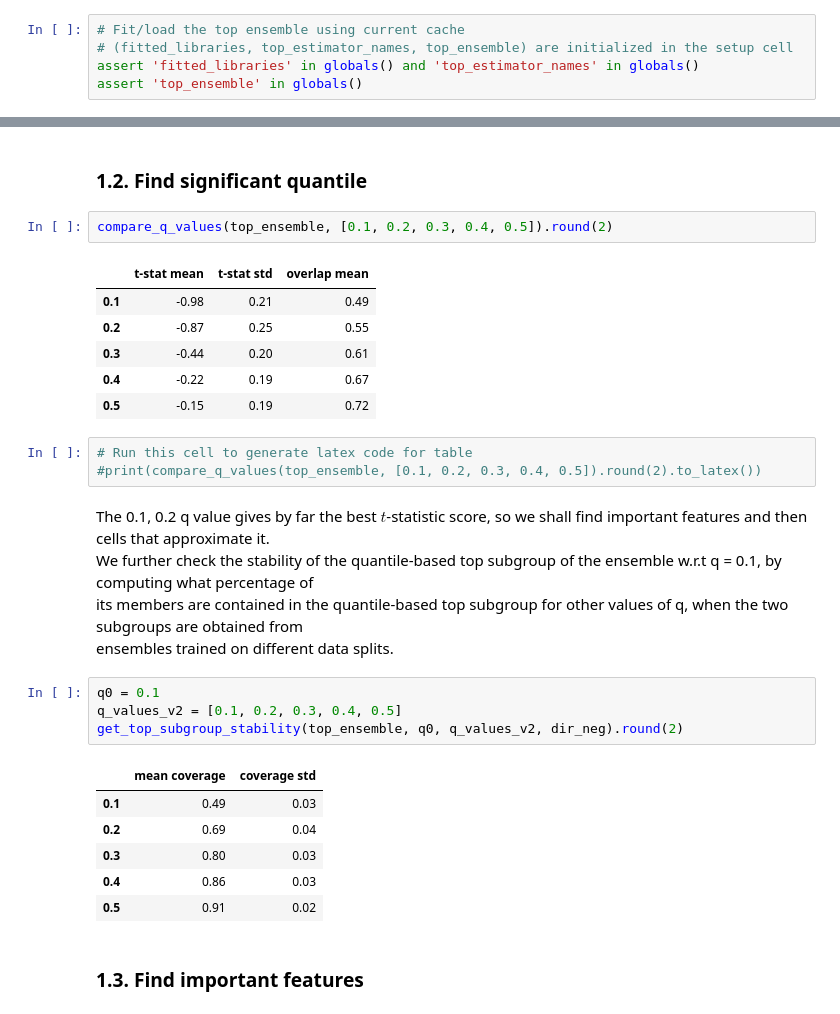
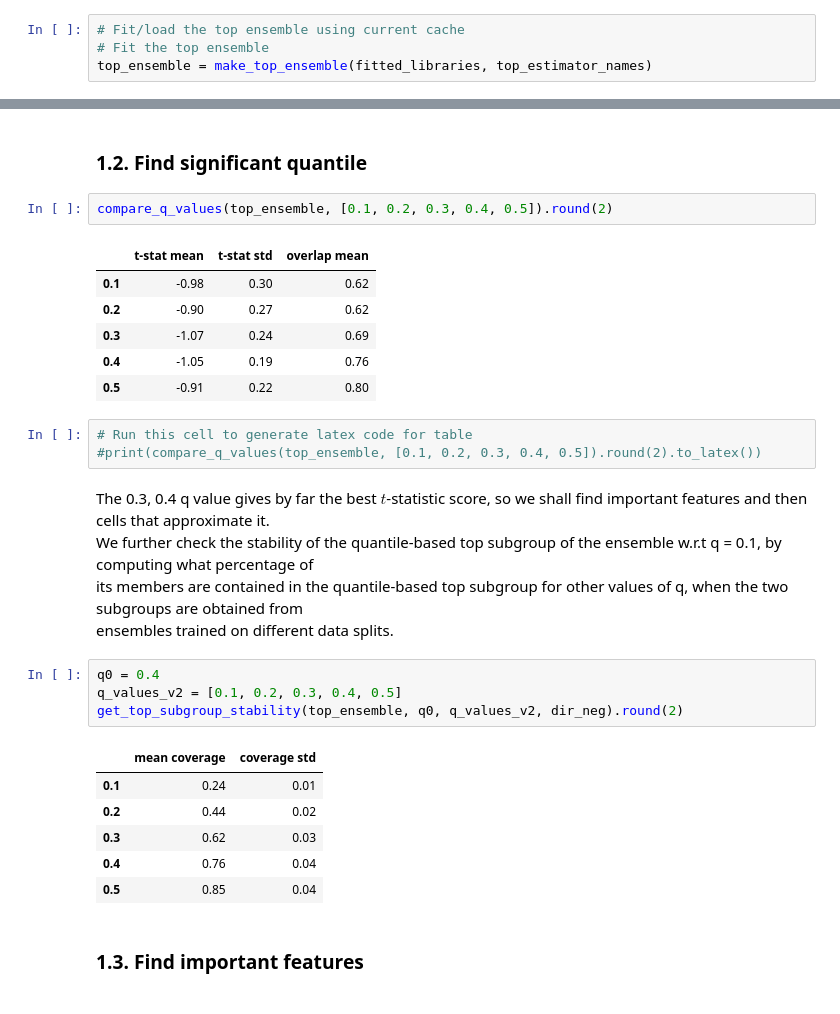
Before and after one commit to Zen0fficial/causal-targeting, a Jupyter notebook: 05a_GI_cell_search.ipynb, the cells around one changed output, grey strips where cells are left out. Cells and saved outputs as stored; diff of their text form.

```diff
--- a/05a_GI_cell_search.ipynb
+++ b/05a_GI_cell_search.ipynb
@@ -93,9 +90,8 @@ search_results_df = joblib.load(CELL_SEARCH_PATH) if CELL_SEARCH_PATH.exists() e
 ### 1.1. Fit the top ensemble
 # %%
 # Fit/load the top ensemble using current cache
-# (fitted_libraries, top_estimator_names, top_ensemble) are initialized in the setup cell
-assert 'fitted_libraries' in globals() and 'top_estimator_names' in globals()
-assert 'top_ensemble' in globals()
+# Fit the top ensemble
+top_ensemble = make_top_ensemble(fitted_libraries, top_estimator_names)
 # %%
 print("Top ensemble estimators are:")
 for idx, estimator_name in enumerate(top_estimator_names):
@@ -115,30 +113,30 @@ Top ensemble estimators are:
 compare_q_values(top_ensemble, [0.1, 0.2, 0.3, 0.4, 0.5]).round(2)
 # %% [output]
 |  | t-stat mean | t-stat std | overlap mean |
-| 0.1 | -0.98 | 0.21 | 0.49 |
-| 0.2 | -0.87 | 0.25 | 0.55 |
-| 0.3 | -0.44 | 0.20 | 0.61 |
-| 0.4 | -0.22 | 0.19 | 0.67 |
-| 0.5 | -0.15 | 0.19 | 0.72 |
+| 0.1 | -0.98 | 0.30 | 0.62 |
+| 0.2 | -0.90 | 0.27 | 0.62 |
+| 0.3 | -1.07 | 0.24 | 0.69 |
+| 0.4 | -1.05 | 0.19 | 0.76 |
+| 0.5 | -0.91 | 0.22 | 0.80 |
 # %%
 # Run this cell to generate latex code for table
 #print(compare_q_values(top_ensemble, [0.1, 0.2, 0.3, 0.4, 0.5]).round(2).to_latex())
 # %% [markdown]
-The 0.1, 0.2 q value gives by far the best $t$-statistic score, so we shall find important features and then cells that approximate it.
+The 0.3, 0.4 q value gives by far the best $t$-statistic score, so we shall find important features and then cells that approximate it.
 We further check the stability of the quantile-based top subgroup of the ensemble w.r.t q = 0.1, by computing what percentage of
 its members are contained in the quantile-based top subgroup for other values of q, when the two subgroups are obtained from
 ensembles trained on different data splits.
 # %%
-q0 = 0.1
+q0 = 0.4
 q_values_v2 = [0.1, 0.2, 0.3, 0.4, 0.5]
 get_top_subgroup_stability(top_ensemble, q0, q_values_v2, dir_neg).round(2)
 # %% [output]
 |  | mean coverage | coverage std |
-| 0.1 | 0.49 | 0.03 |
-| 0.2 | 0.69 | 0.04 |
-| 0.3 | 0.80 | 0.03 |
-| 0.4 | 0.86 | 0.03 |
-| 0.5 | 0.91 | 0.02 |
+| 0.1 | 0.24 | 0.01 |
+| 0.2 | 0.44 | 0.02 |
+| 0.3 | 0.62 | 0.03 |
+| 0.4 | 0.76 | 0.04 |
+| 0.5 | 0.85 | 0.04 |
 # %% [markdown]
 ### 1.3. Find important features
 # %% [markdown]
```
Also changed, not shown: parts of 10 cells of this notebook, 3 other files.
